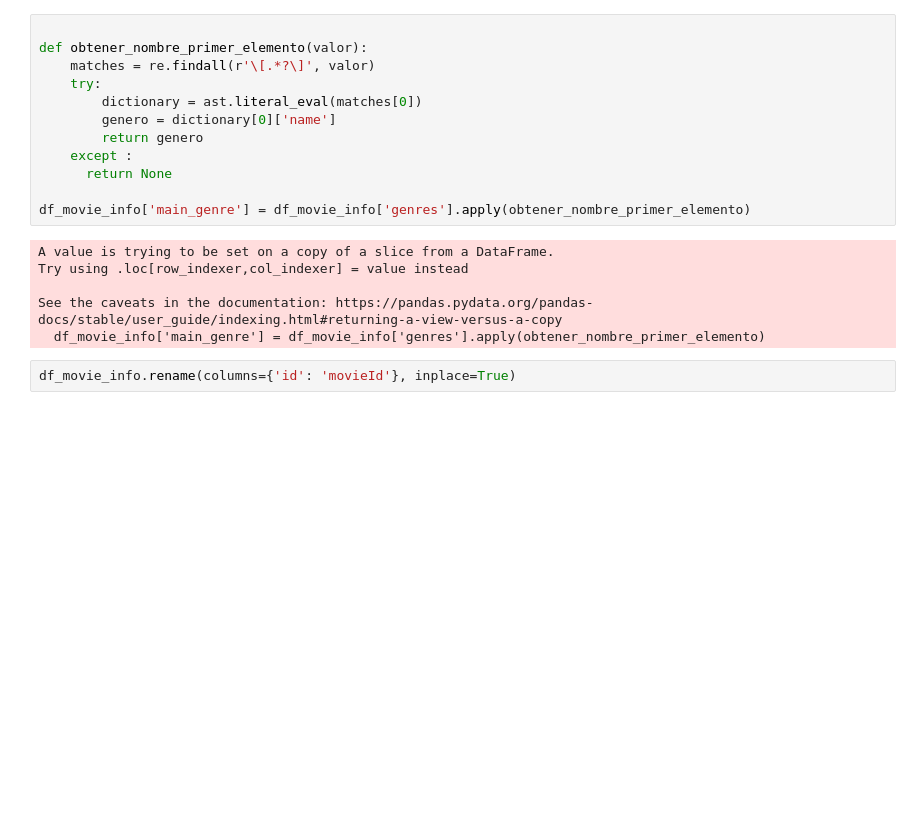
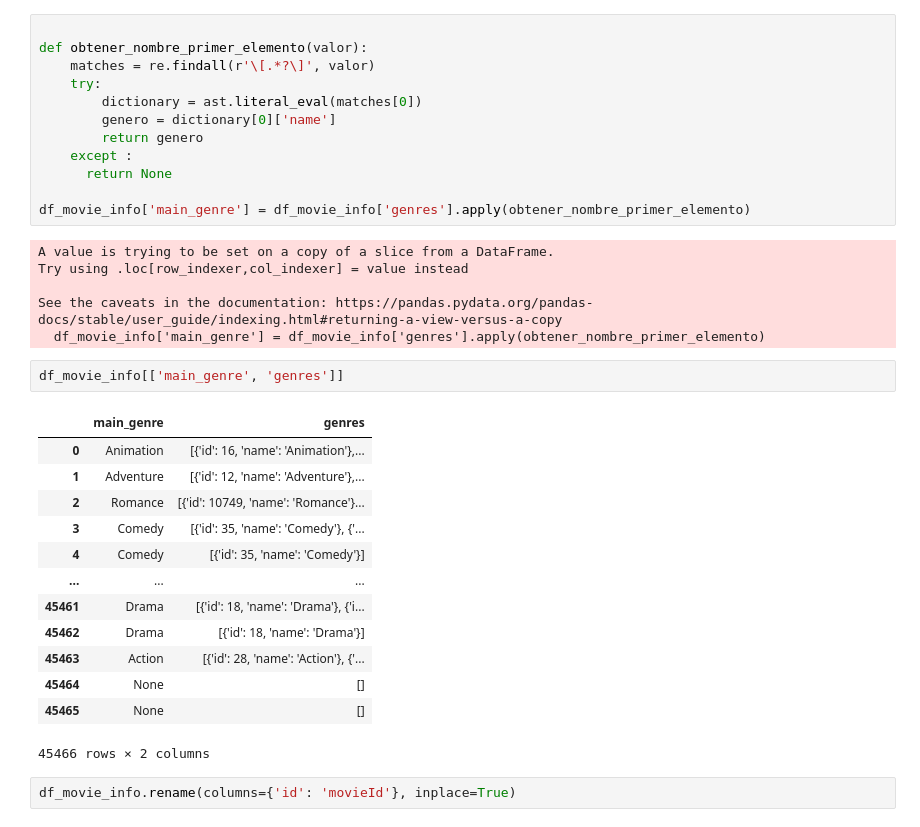
Before and after one commit to jocas16/sistema-de-recomendacion, a Jupyter notebook: Sistema_de_recomendacion_Cluster_Netflix.ipynb, the cells around one changed output. Cells and saved outputs as stored; diff of their text form; blank space fills up the shorter version.

```diff
--- a/Sistema_de_recomendacion_Cluster_Netflix.ipynb
+++ b/Sistema_de_recomendacion_Cluster_Netflix.ipynb
@@ -63,6 +64,22 @@ Try using .loc[row_indexer,col_indexer] = value instead
 
 See the caveats in the documentation: https://pandas.pydata.org/pandas-docs/stable/user_guide/indexing.html#returning-a-view-versus-a-copy
   df_movie_info['main_genre'] = df_movie_info['genres'].apply(obtener_nombre_primer_elemento)
+# %%
+df_movie_info[['main_genre', 'genres']]
+# %% [output]
+|  | main_genre | genres |
+| 0 | Animation | [{'id': 16, 'name': 'Animation'},... |
+| 1 | Adventure | [{'id': 12, 'name': 'Adventure'},... |
+| 2 | Romance | [{'id': 10749, 'name': 'Romance'}... |
+| 3 | Comedy | [{'id': 35, 'name': 'Comedy'}, {'... |
+| 4 | Comedy | [{'id': 35, 'name': 'Comedy'}] |
+| ... | ... | ... |
+| 45461 | Drama | [{'id': 18, 'name': 'Drama'}, {'i... |
+| 45462 | Drama | [{'id': 18, 'name': 'Drama'}] |
+| 45463 | Action | [{'id': 28, 'name': 'Action'}, {'... |
+| 45464 | None | [] |
+| 45465 | None | [] |
+45466 rows × 2 columns
 # %%
 df_movie_info.rename(columns={'id': 'movieId'}, inplace=True)
 # %% [output]
```
Also changed, not shown: parts of 16 cells of this notebook, 2 other files.
